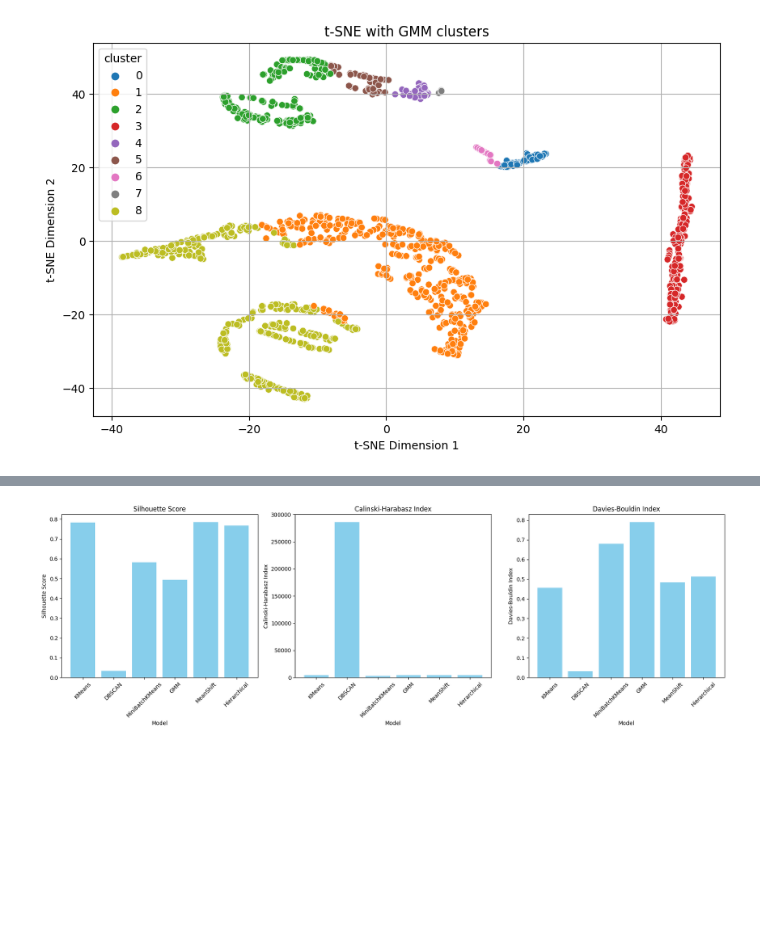
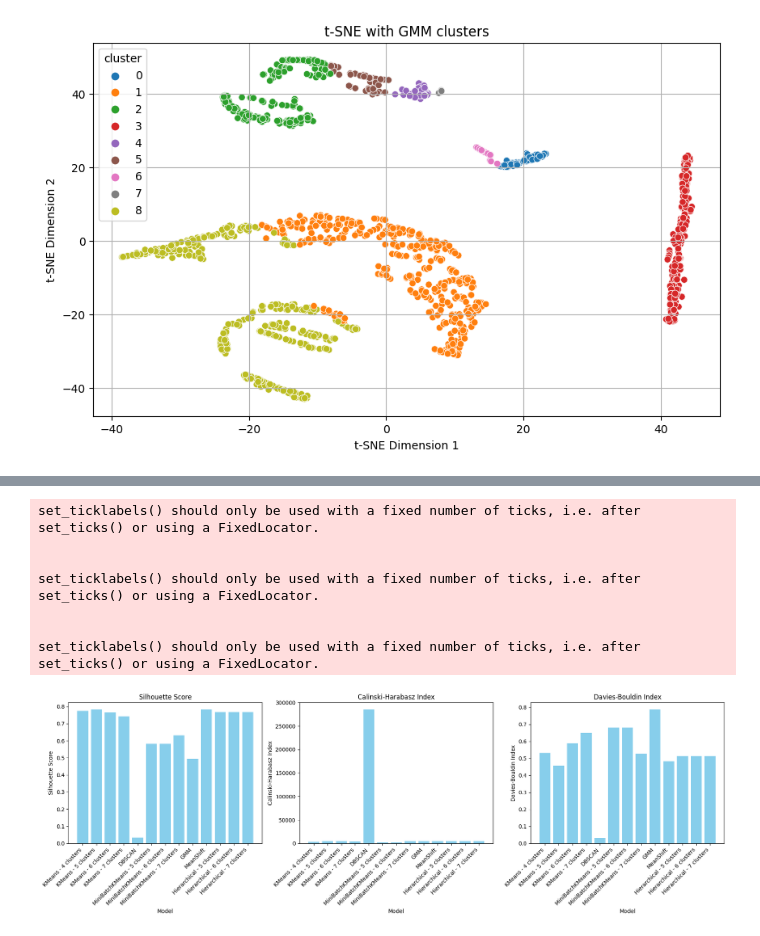
Before and after one commit to xxkaro/GameOfThrones-Clustering, a Jupyter notebook: AM/AM_final.ipynb, the cells around one changed output, grey strips where cells are left out. Drawn from its saved outputs; the diff is of its cells as text; code cells hidden in the pictures; blank space fills up the shorter version.

```diff
--- a/AM/AM_final.ipynb
+++ b/AM/AM_final.ipynb
@@ -396,22 +396,36 @@ plt.show()
 # %%
 from scipy.cluster.hierarchy import linkage, fcluster
 
-kmeans = KMeans(n_clusters=5, random_state=123)
+kmeans4 = KMeans(n_clusters=4, random_state=123)
+kmeans5 = KMeans(n_clusters=5, random_state=123)
+kmeans6 = KMeans(n_clusters=6, random_state=123)
+kmeans7 = KMeans(n_clusters=7, random_state=123)
 dbscan = DBSCAN(eps=1.0, min_samples=1)
-minibatch_kmeans = MiniBatchKMeans(n_clusters=5, random_state=123)
+minibatch_kmeans5 = MiniBatchKMeans(n_clusters=5, random_state=123)
+minibatch_kmeans6 = MiniBatchKMeans(n_clusters=6, random_state=123)
+minibatch_kmeans7 = MiniBatchKMeans(n_clusters=7, random_state=123)
 gmm = GaussianMixture(n_components=9, covariance_type='spherical', tol=0.00001, random_state=123)
 meanshift = MeanShift()
 Z = linkage(df, method='ward')
-hierarchical_labels = fcluster(Z, 7, criterion='maxclust')
+hierarchical_labels5 = fcluster(Z, 5, criterion='maxclust')
+hierarchical_labels6 = fcluster(Z, 6, criterion='maxclust')
+hierarchical_labels7 = fcluster(Z, 7, criterion='maxclust')
 
 
 models = {
-    "KMeans": kmeans,
+    "KMeans - 4 clusters": kmeans4,
+    "KMeans - 5 clusters": kmeans5,
+    "KMeans - 6 clusters": kmeans6,
+    "KMeans - 7 clusters": kmeans7,
     "DBSCAN": dbscan,
-    "MiniBatchKMeans": minibatch_kmeans,
+    "MiniBatchKMeans - 5 clusters": minibatch_kmeans5,
+    "MiniBatchKMeans - 6 clusters": minibatch_kmeans5,
+    "MiniBatchKMeans - 7 clusters": minibatch_kmeans7,
     "GMM": gmm,
     "MeanShift": meanshift,
-    "Hierarchical" : hierarchical_labels
+    "Hierarchical - 5 clusters" : hierarchical_labels5,
+    "Hierarchical - 6 clusters" : hierarchical_labels6,
+    "Hierarchical - 7 clusters" : hierarchical_labels7
 }
 
 results = []
@@ -419,13 +433,22 @@ results = []
 for name, model in models.items():
     if name == "GMM":
         labels = model.fit_predict(df)
-    elif name == "Hierarchical":
+    elif name == "Hierarchical - 5 clusters" or name == "Hierarchical - 6 clusters" or name == "Hierarchical - 7 clusters":
         labels =  hierarchical_labels
     else:
         model.fit(df)
         labels = model.labels_
 
-    111
+    if name == "DBSCAN":
+        unique_labels = set(labels)
+        unique_labels.discard(-1)
+
+        if len(unique_labels) > 1:
+            labels = labels[labels != -1]
+            df_filtered = df[labels != -1]
+            silhouette_avg = silhouette_score(df_filtered, labels)
+            calinski_harabasz = calinski_harabasz_score(df_filtered, labels)
+            davies_bouldin = davies_bouldin_score(df_filtered, labels)
         else:
             silhouette_avg = np.nan
             calinski_harabasz = np.nan
@@ -456,7 +479,7 @@ for i, metric in enumerate(metrics):
     axes[i].set_title(metric)
     axes[i].set_ylabel(metric)
     axes[i].set_xlabel('Model')
-    axes[i].tick_params(axis='x', rotation=45)
+    axes[i].set_xticklabels(axes[i].get_xticklabels(), rotation=45, horizontalalignment='right')
 
 plt.tight_layout()
 plt.show()
@@ -479 +504,8 @@ plt.show()
+set_ticklabels() should only be used with a fixed number of ticks, i.e. after set_ticks() or using a FixedLocator.
+
+
+set_ticklabels() should only be used with a fixed number of ticks, i.e. after set_ticks() or using a FixedLocator.
+
+
+set_ticklabels() should only be used with a fixed number of ticks, i.e. after set_ticks() or using a FixedLocator.
-[figure, old version]
+[figure, new version]
```
Also changed, not shown: parts of 2 cells of this notebook.
